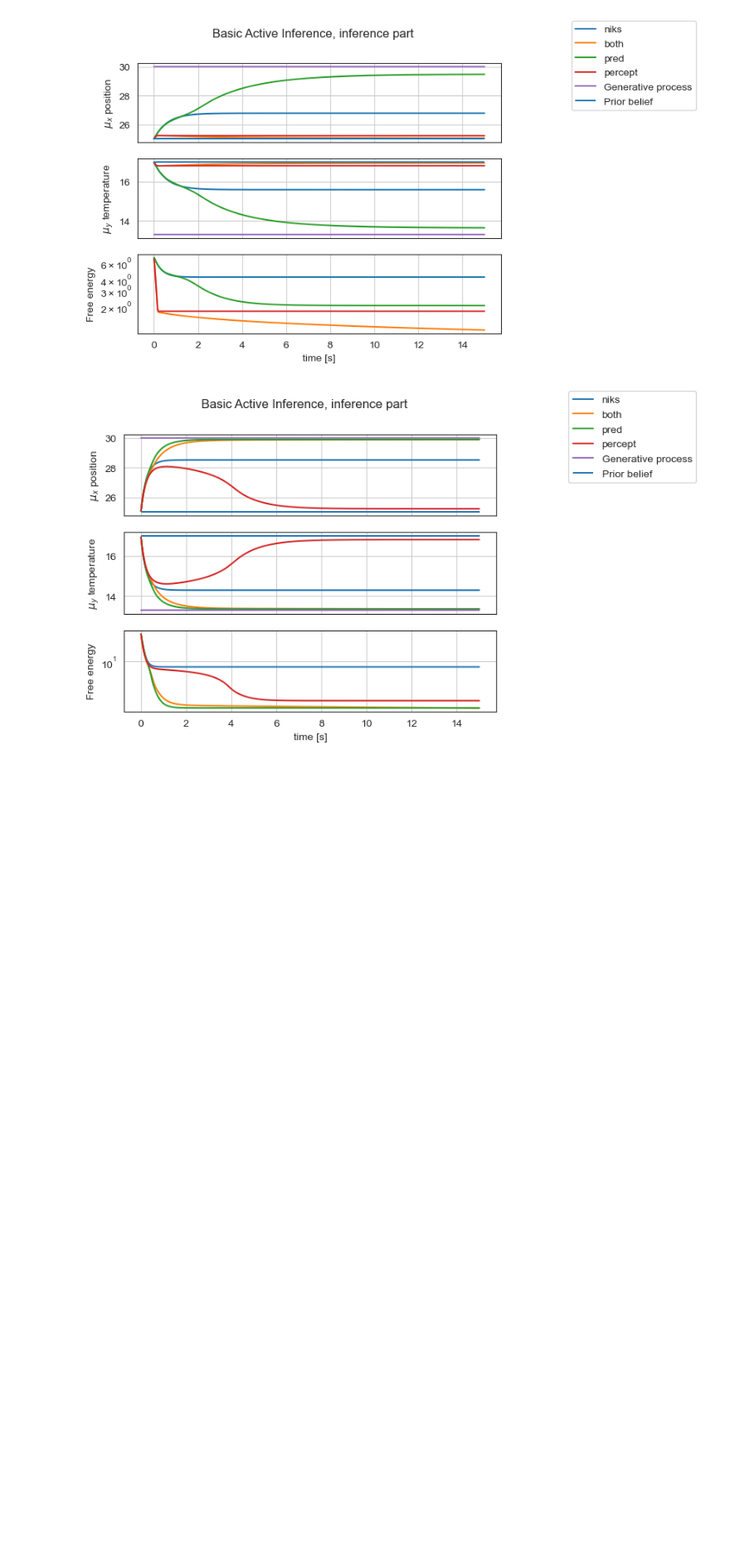
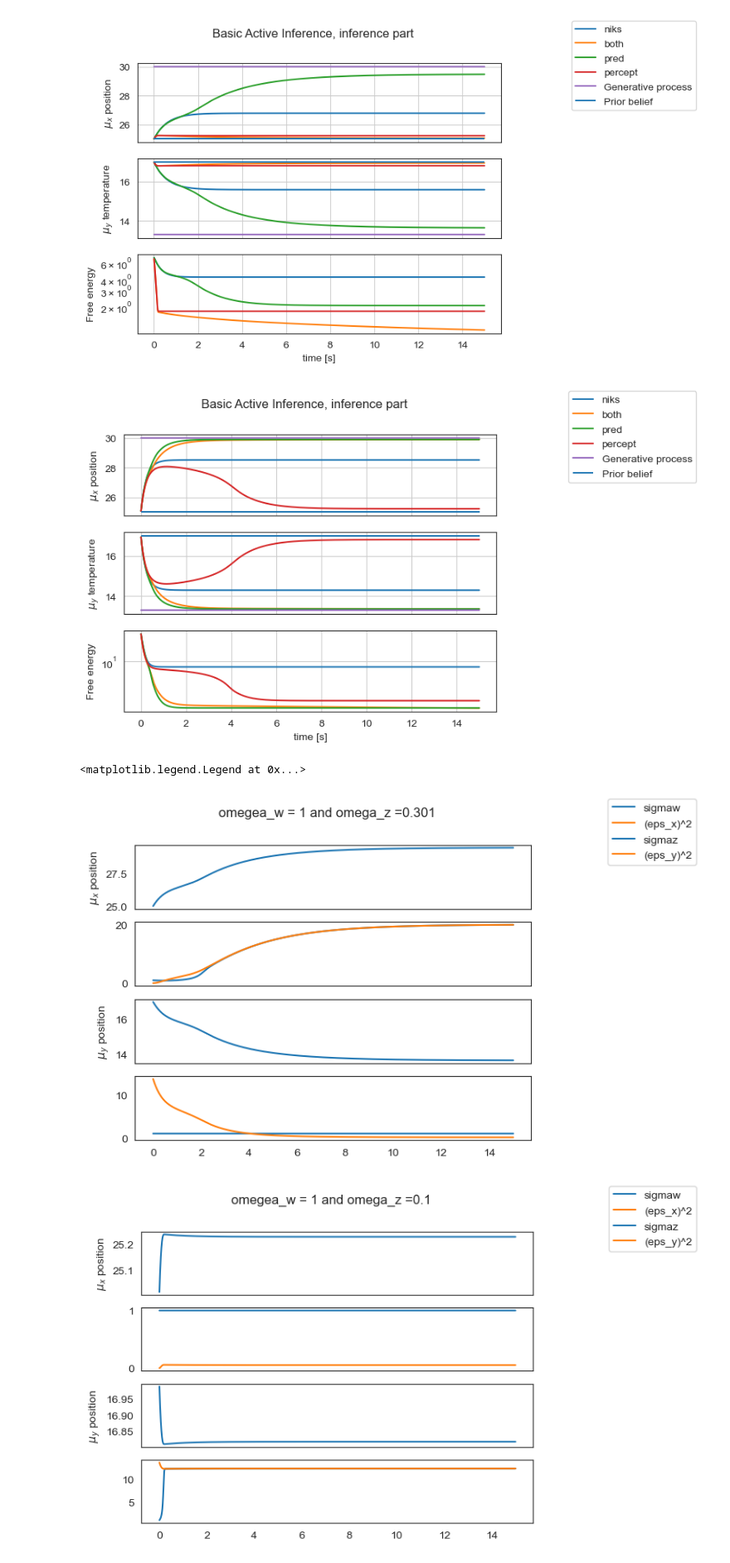
Before and after one commit to sebastiaan116/Affective-Active-Inference, a Jupyter notebook: Hydar1.ipynb, the cells around one changed output. Shown at 83% size. Cells and saved outputs as stored; diff of their text form; code cells hidden in the pictures; blank space fills up the shorter version.

Commit message:
new graphs

```diff
--- a/Hydar1.ipynb
+++ b/Hydar1.ipynb
@@ -413,75 +413,73 @@ axes[5].set_ylabel('eps_y');
 # %%
 #1,1
 
-fig, axes = plt.subplots(4, 1, sharex='col');
-fig.suptitle('omegea_w = 1 and omega_z =1');
+# fig, axes = plt.subplots(4, 1, sharex='col');
+# fig.suptitle('omegea_w = 1 and omega_z =1');
 
-axes[0].set_ylabel('$\mu_x$ position');
-axes[0].plot(t[1:],mu_x1[1:]);
-axes[1].plot(t[1:],vSigma_w1[1:],label='sigmaw');
-axes[1].plot(t[1:],eps_x1_squared,label='(eps_x)^2');
-axes[1].plot(t[1:],plot_dict1["dprec_w"],label='(deprec_w)');
-axes[2].set_ylabel('$\mu_y$ position');
+# axes[0].set_ylabel('$\mu_x$ position');
+# axes[0].plot(t[1:],mu_x1[1:]);
+# axes[1].plot(t[1:],vSigma_w1[1:],label='sigmaw');
+# axes[1].plot(t[1:],eps_x1_squared,label='(eps_x)^2');
+# axes[2].set_ylabel('$\mu_y$ position');
 
-axes[2].plot(t[1:],mu_y1[1:]);
-axes[3].plot(t[1:],vSigma_z1[1:],label='sigmaz');
-axes[3].plot(t[1:],eps_y1_squared,label='(eps_y)^2');
-axes[3].plot(t[1:],plot_dict1["dprec_z"],label='(deprec_z)');
+# axes[2].plot(t[1:],mu_y1[1:]);
+# axes[3].plot(t[1:],vSigma_z1[1:],label='sigmaz');
+# axes[3].plot(t[1:],eps_y1_squared,label='(eps_y)^2');
 
-fig.legend(bbox_to_anchor=(1.05, 1), loc='upper left', borderaxespad=0.)
+# fig.legend(bbox_to_anchor=(1.05, 1), loc='upper left', borderaxespad=0.)
 
-# 1,0.302
+# # 1,0.302
 
-fig, axes = plt.subplots(4, 1, sharex='col');
-fig.suptitle('omegea_w = 1 and omega_z =0.305');
+# fig, axes = plt.subplots(4, 1, sharex='col');
+# fig.suptitle('omegea_w = 1 and omega_z =0.305');
 
-axes[0].set_ylabel('$\mu_x$ position');
-axes[0].plot(t[1:],mu_x2[1:]);
-axes[1].plot(t[1:],vSigma_w2[1:],label='sigmaw');
-axes[1].plot(t[1:],eps_x2_squared,label='(eps_x)^2');
-axes[1].plot(t[1:],plot_dict2["dprec_w"],label='(deprec_w)');
-axes[2].set_ylabel('$\mu_y$ position');
+# axes[0].set_ylabel('$\mu_x$ position');
+# axes[0].plot(t[1:],mu_x2[1:]);
+# axes[1].plot(t[1:],vSigma_w2[1:],label='sigmaw');
+# axes[1].plot(t[1:],eps_x2_squared,label='(eps_x)^2');
+# axes[1].plot(t[1:],plot_dict2["dprec_w"],label='(deprec_w)');
+# axes[2].set_ylabel('$\mu_y$ position');
 
-axes[2].plot(t[1:],mu_y2[1:]);
-axes[3].plot(t[1:],vSigma_z2[1:],label='sigmaz');
-axes[3].plot(t[1:],eps_y2_squared,label='(eps_y)^2');
-axes[3].plot(t[1:],plot_dict2["dprec_z"],label='(deprec_z)');
+# axes[2].plot(t[1:],mu_y2[1:]);
+# axes[3].plot(t[1:],vSigma_z2[1:],label='sigmaz');
+# axes[3].plot(t[1:],eps_y2_squared,label='(eps_y)^2');
+# axes[3].plot(t[1:],plot_dict2["dprec_z"],label='(deprec_z)');
 
-fig.legend(bbox_to_anchor=(1.05, 1), loc='upper left', borderaxespad=0.)
+# fig.legend(bbox_to_anchor=(1.05, 1), loc='upper left', borderaxespad=0.)
 
-# 1,0.301
+# # 1,0.301
 
 fig, axes = plt.subplots(4, 1, sharex='col');
 fig.suptitle('omegea_w = 1 and omega_z =0.301');
 
 axes[0].set_ylabel('$\mu_x$ position');
 axes[0].plot(t[1:],mu_x3[1:]);
 axes[1].plot(t[1:],vSigma_w3[1:],label='sigmaw');
 axes[1].plot(t[1:],eps_x3_squared,label='(eps_x)^2');
-axes[1].plot(t[1:],plot_dict3["dprec_w"],label='(deprec_w)');
 axes[2].set_ylabel('$\mu_y$ position');
 
 axes[2].plot(t[1:],mu_y3[1:]);
 axes[3].plot(t[1:],vSigma_z3[1:],label='sigmaz');
 axes[3].plot(t[1:],eps_y3_squared,label='(eps_y)^2');
-axes[3].plot(t[1:],plot_dict3["dprec_z"],label='(deprec_z)');
 
 fig.legend(bbox_to_anchor=(1.05, 1), loc='upper left', borderaxespad=0.)
 
 #1,0.1
 fig, axes = plt.subplots(4, 1, sharex='col');
 fig.suptitle('omegea_w = 1 and omega_z =0.1');
 
 axes[0].set_ylabel('$\mu_x$ position');
 axes[0].plot(t[1:],mu_x4[1:]);
 axes[1].plot(t[1:],vSigma_w4[1:],label='sigmaw');
 axes[1].plot(t[1:],eps_x4_squared,label='(eps_x)^2');
-axes[1].plot(t[1:],plot_dict4["dprec_w"],label='(deprec_w)');
 axes[2].set_ylabel('$\mu_y$ position');
 
 axes[2].plot(t[1:],mu_y4[1:]);
 axes[3].plot(t[1:],vSigma_z4[1:],label='sigmaz');
 axes[3].plot(t[1:],eps_y4_squared,label='(eps_y)^2');
-axes[3].plot(t[1:],plot_dict4["dprec_z"],label='(deprec_z)');
 
 fig.legend(bbox_to_anchor=(1.05, 1), loc='upper left', borderaxespad=0.)
+# %% [output]
+<matplotlib.legend.Legend at 0x...>
+[figure, added]
+[figure, added]
```
